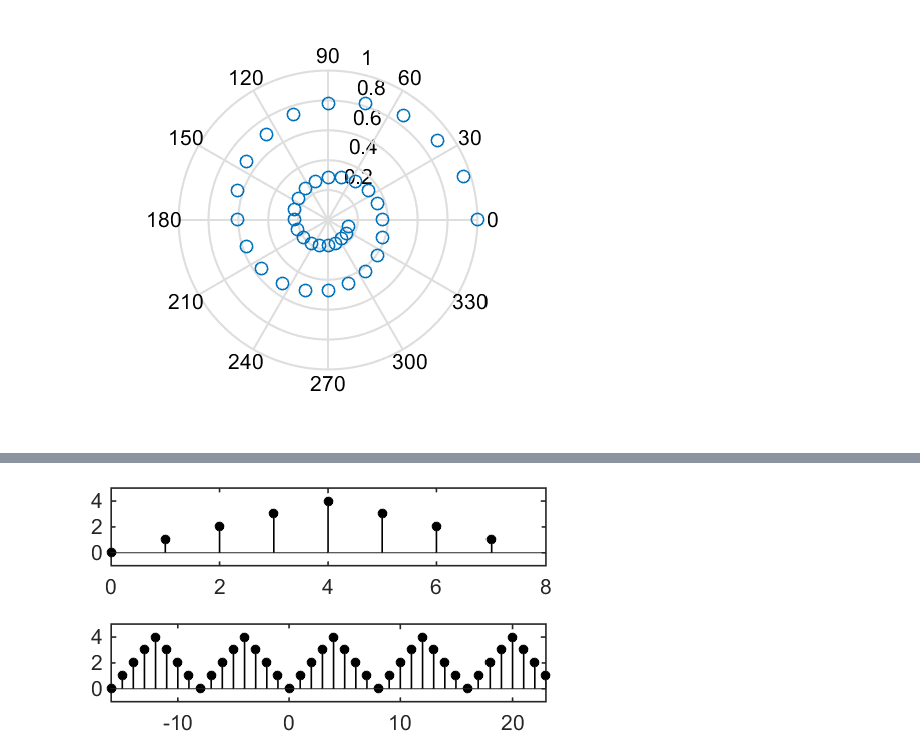
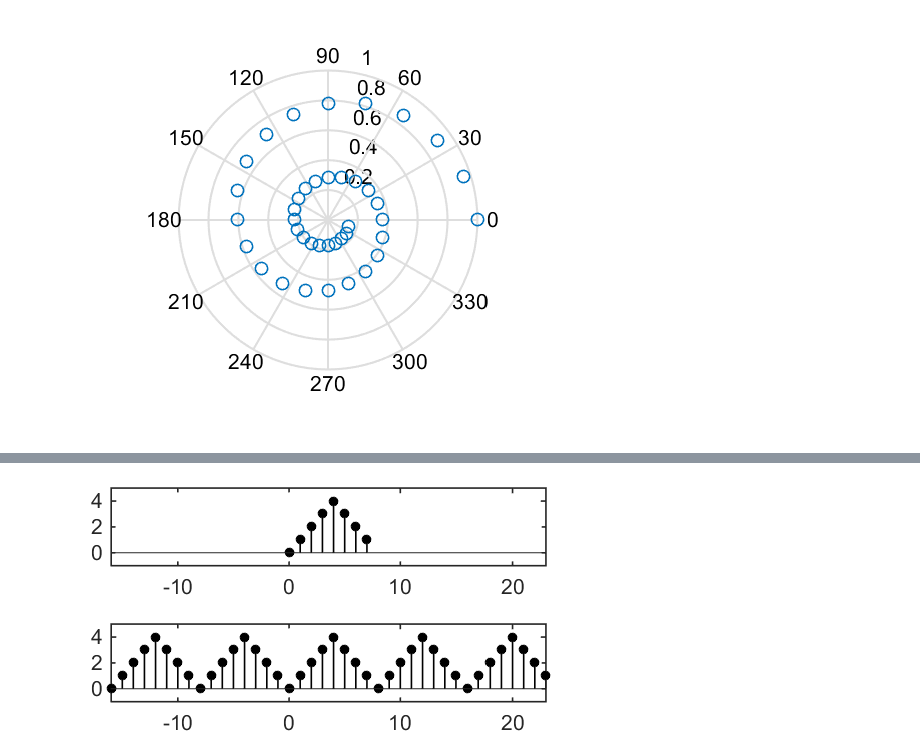
Before and after one commit to omersayli/DSP, a Jupyter notebook: 01 discrete signals/discrete signals.ipynb, the cells around one changed output, grey strips where cells are left out. Cells and saved outputs as stored; diff of their text form; code cells hidden in the pictures.

```diff
--- a/01 discrete signals/discrete signals.ipynb
+++ b/01 discrete signals/discrete signals.ipynb
@@ -148,13 +151,13 @@ $$x[n+mN]=x[n] \quad \forall m \in \mathbb{Z}$$
 # %%
 %plot -s 560,120
 N = 8;
 n = 0:N-1;
 x = [0 1 2 3 4 3 2 1];
 
 stem(n,x,'k','filled','markersize',4);
-ylim([-1,5])
+xlim([-16,23]), ylim([-1,5])
 # %% [output]
-[figure, old version]
+[figure, new version]
 # %%
 %plot -s 560,120
 
```
Also changed, not shown: parts of 59 cells of this notebook, 11 other files.
